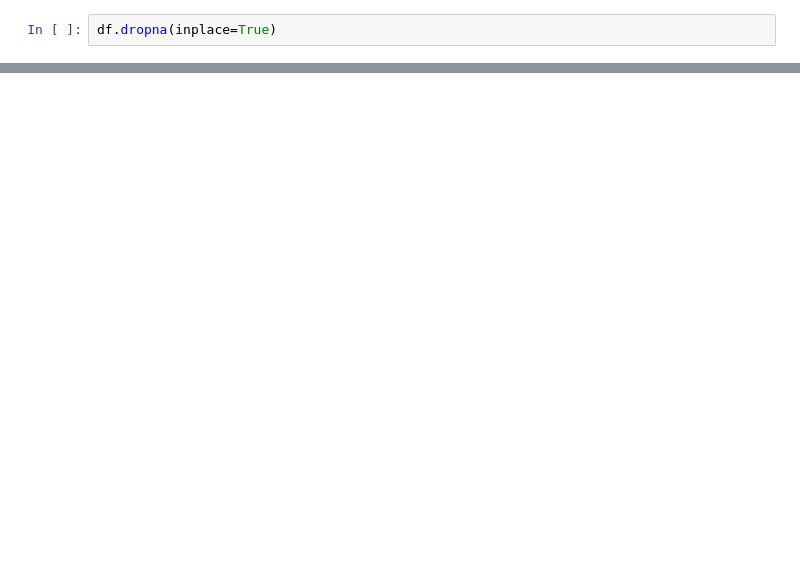
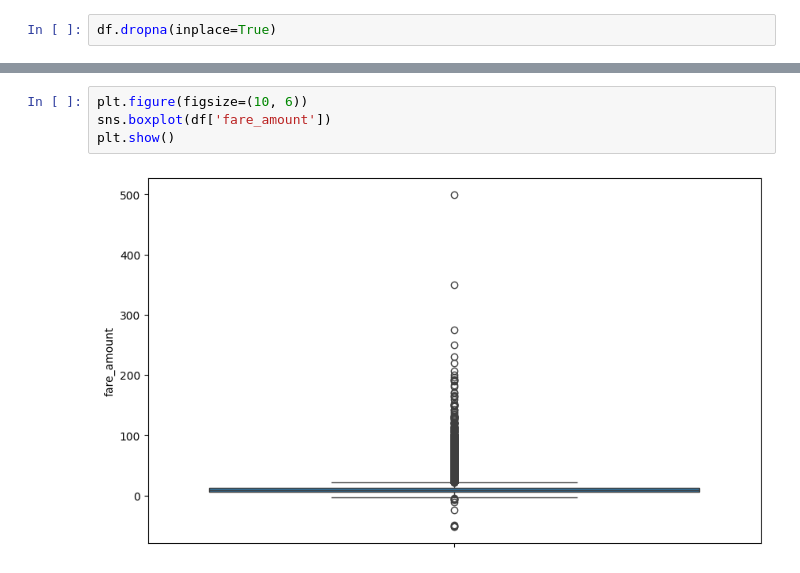
Before and after one commit to samarthsm1100/PICT-Lab, a Jupyter notebook: SEM-7/LP3/ML/A1.ipynb, the cells around one changed output, grey strips where cells are left out. Drawn from its saved outputs; the diff is of its cells as text; blank space fills up the shorter version.

```diff
--- a/SEM-7/LP3/ML/A1.ipynb
+++ b/SEM-7/LP3/ML/A1.ipynb
@@ -42,0 +87,6 @@ dtype: int64
+# %%
+plt.figure(figsize=(10, 6))
+sns.boxplot(df['fare_amount'])
+plt.show()
+# %% [output]
+[figure, added]
```
Also changed, not shown: parts of 19 cells of this notebook.
